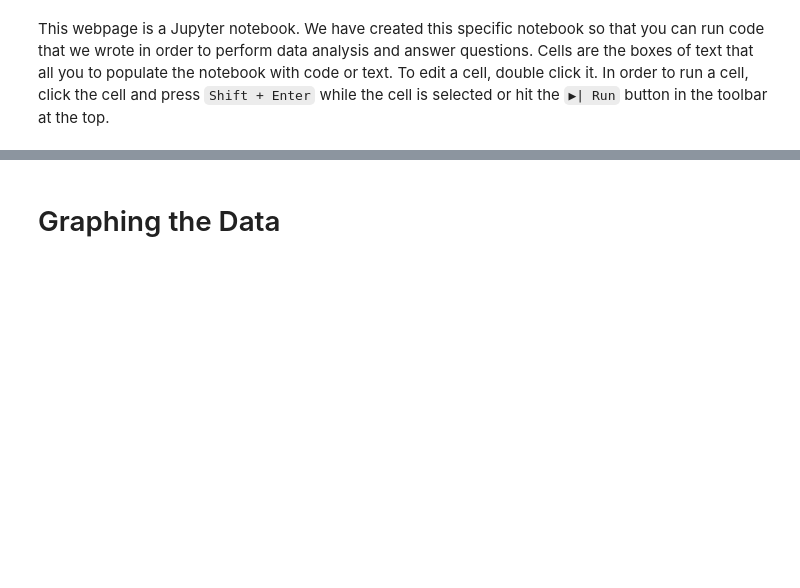
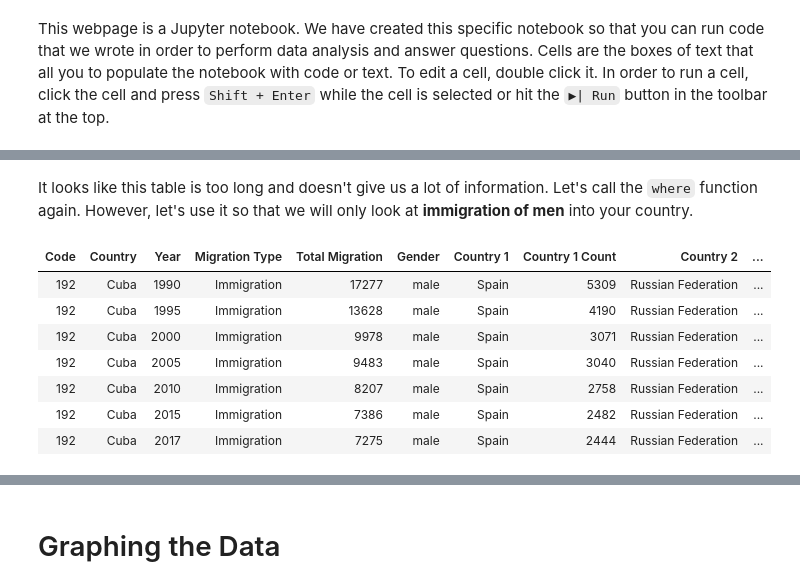
Before and after one commit to ds-modules/IAS-150, a Jupyter notebook: IAS-150_notebook.ipynb, the cells around one changed output, grey strips where cells are left out. Drawn from its saved outputs; the diff is of its cells as text; code cells hidden in the pictures; blank space fills up the shorter version.

```diff
--- a/IAS-150_notebook.ipynb
+++ b/IAS-150_notebook.ipynb
@@ -33,0 +83,20 @@ pd.read_csv
+# %% [markdown]
+It looks like this table is too long and doesn't give us a lot of information. Let's call the `where` function again. However, let's use it so that we will only look at **immigration of men** into your country.
+# %%
+# Replace each elipsis in line with the above description.
+# DO NOT REMOVE THE QUOTES!
+# Then, run the cell.
+migration_type = "Immigration"
+gender = "male"
+immigration_data = country_data.where("Migration Type", migration_type)
+male_immigration_data = immigration_data.where("Gender", gender)
+male_immigration_data
+# %% [output]
+| Code | Country | Year | Migration Type | Total Migration | Gender | Country 1 | Country 1 Count | Country 2 | ... |
+| 192 | Cuba | 1990 | Immigration | 17277 | male | Spain | 5309 | Russian Federation | ... |
+| 192 | Cuba | 1995 | Immigration | 13628 | male | Spain | 4190 | Russian Federation | ... |
+| 192 | Cuba | 2000 | Immigration | 9978 | male | Spain | 3071 | Russian Federation | ... |
+| 192 | Cuba | 2005 | Immigration | 9483 | male | Spain | 3040 | Russian Federation | ... |
+| 192 | Cuba | 2010 | Immigration | 8207 | male | Spain | 2758 | Russian Federation | ... |
+| 192 | Cuba | 2015 | Immigration | 7386 | male | Spain | 2482 | Russian Federation | ... |
+| 192 | Cuba | 2017 | Immigration | 7275 | male | Spain | 2444 | Russian Federation | ... |
```
Also changed, not shown: parts of 40 cells of this notebook, 4 other files.
